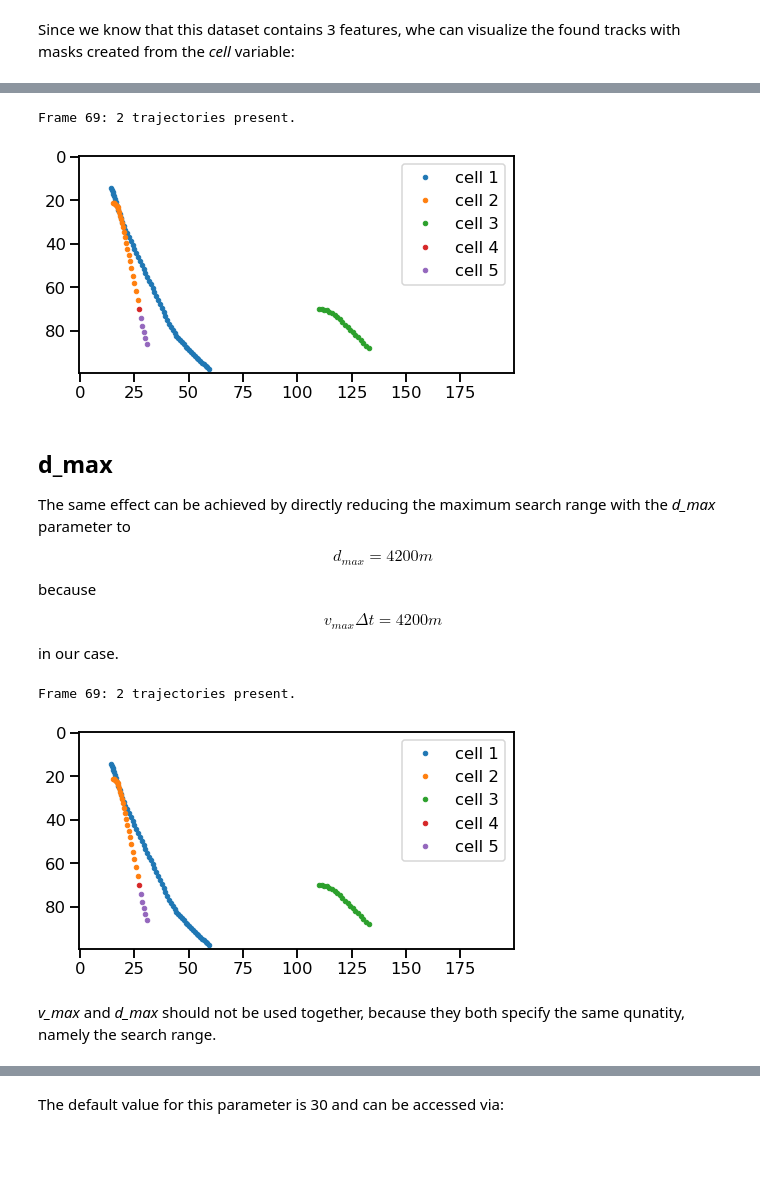
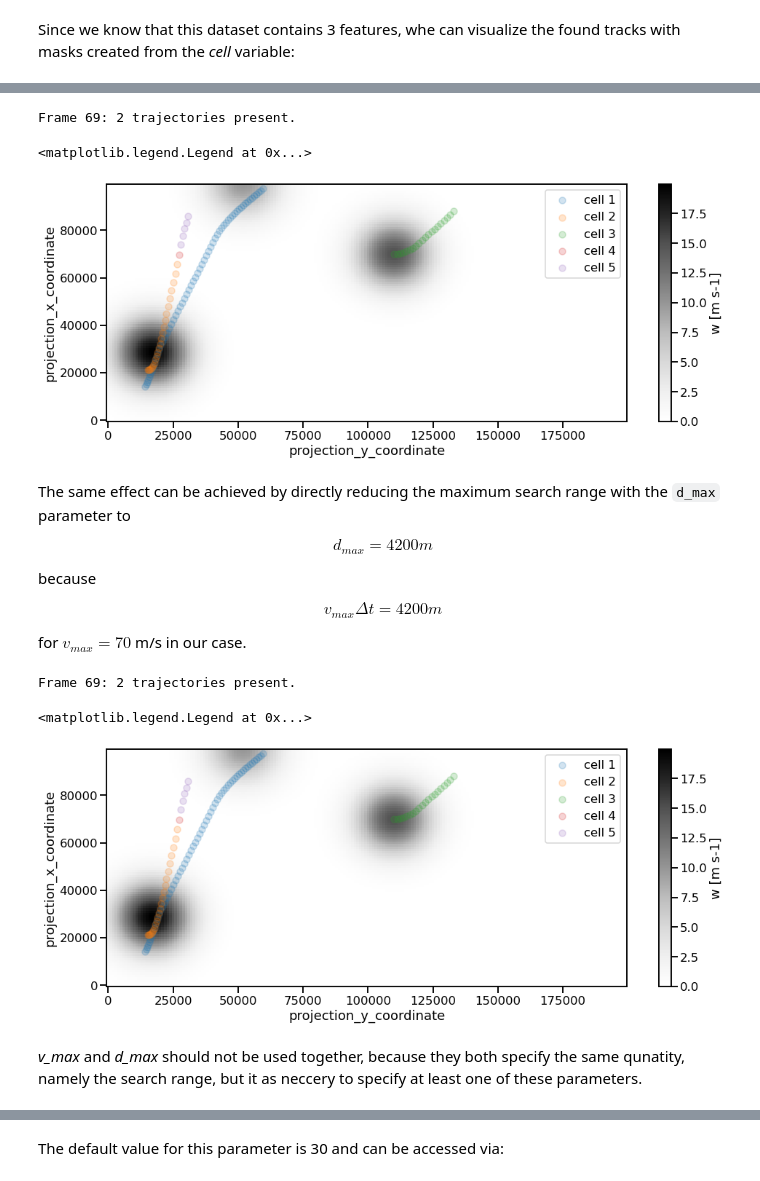
Before and after one commit to tobac-project/tobac-tutorials, a Jupyter notebook: tutorials/Basics/Linking.ipynb, the cells around one changed output, grey strips where cells are left out. Saved outputs shown, nothing was run; the diff lists cells and outputs as text; code cells hidden in the pictures; blank space fills up the shorter version.

```diff
--- a/tutorials/Basics/Linking.ipynb
+++ b/tutorials/Basics/Linking.ipynb
@@ -17,7 +22,6 @@ Since it has a time dimension, the sample data from the testing utilities is als
 data = tobac.testing.make_sample_data_2D_3blobs_inv()
 dxy, dt = tobac.utils.get_spacings(data)
 features = tobac.themes.tobac_v1.feature_detection_multithreshold(data, dxy, threshold=1)
-mask, features = tobac.themes.tobac_v1.segmentation(features, data, dxy, threshold=1)
 # %% [markdown]
 Now the linking via trackpy can be performed. Notice that the temporal spacing is also a required input this time. Additionally, it is necessary to provide either a maximum speed *v_max* or a maximum search range *d_max*. Here we use a maximum speed of 100 m/s:
 # %%
@@ -87,0 +53,20 @@ FuncAnimation(fig, animate, interval=100)
+# %%
+fig, ax = plt.subplots(ncols = 1, nrows = 1, figsize = (16, 6))
+
+data.isel(time=50).plot(ax=ax, cmap = 'Greys')
+
+for i, cell_track in track.groupby('cell'):
+
+    index = int(cell_track['cell'].data[0])
+
+    cell_track.plot.scatter(
+                    y="projection_x_coordinate",
+                    x="projection_y_coordinate",
+                    ax=ax,
+                    marker="o",
+                    alpha=0.2,
+                    label='cell {0}'.format(index)
+                )
+
+ax.set_title('trajectories in the data')
+plt.legend()
@@ -138,21 +122,27 @@ By reducing the speed we will find more cells, because a feature that is not ass
 # %%
-track = tobac.themes.tobac_v1.linking_trackpy(features, data, dt=dt, dxy=dxy, v_max = 70)
+track = tobac.themes.tobac_v1.linking_trackpy(features, data, dt=dt, dxy=dxy, v_max = 70, method_linking='predict')
 
-fig, ax = plt.subplots(ncols = 1, nrows = 1, figsize = (8, 4))
-ax.imshow(data[0], alpha = 0)
+fig, ax = plt.subplots(ncols = 1, nrows = 1, figsize = (16, 6))
 
-for i, cell_track in enumerate(track.groupby('cell')):
-    ax.plot(cell_track[1]['hdim_2'], cell_track[1]['hdim_1'], marker = '.', linestyle = '', label = 'cell {}'.format(i+1))
+data.isel(time=50).plot(ax=ax, cmap = 'Greys')
 
-ax.legend()
-plt.show()
+for i, cell_track in track.groupby('cell'):
+    cell_track.plot.scatter(
+                    y="projection_x_coordinate",
+                    x="projection_y_coordinate",
+                    ax=ax,
+                    marker="o",
+                    alpha=0.2,
+                    label='cell {0}'.format(int(i))
+                )
+
+plt.legend()
 # %% [output]
 Frame 69: 2 trajectories present.
+<matplotlib.legend.Legend at 0x...>
-[figure, old version]
+[figure, new version]
 # %% [markdown]
-## d_max
-
-The same effect can be achieved by directly reducing the maximum search range with the *d_max* parameter to
+The same effect can be achieved by directly reducing the maximum search range with the `d_max` parameter to
 
 $$
 d_{max} = 4200 m
@@ -164,21 +154,29 @@ $$
 v_{max} \Delta t = 4200 m
 $$
 
-in our case.
+for $v_{max} = 70$ m/s in our case.
 # %%
-track = tobac.themes.tobac_v1.linking_trackpy(features, data, dt=dt, dxy=dxy, d_max = 4200)
+track = tobac.themes.tobac_v1.linking_trackpy(features, data, dt=dt, dxy=dxy, d_max = 4200, method_linking='predict')
 
-fig, ax = plt.subplots(ncols = 1, nrows = 1, figsize = (8, 4))
-ax.imshow(data[0], alpha = 0)
+fig, ax = plt.subplots(ncols = 1, nrows = 1, figsize = (16, 6))
 
-for i, cell_track in enumerate(track.groupby('cell')):
-    ax.plot(cell_track[1]['hdim_2'], cell_track[1]['hdim_1'], marker = '.', linestyle = '', label = 'cell {}'.format(i+1))
+data.isel(time=50).plot(ax=ax, cmap = 'Greys')
 
-ax.legend()
-plt.show()
+for i, cell_track in track.groupby('cell'):
+    cell_track.plot.scatter(
+                    y="projection_x_coordinate",
+                    x="projection_y_coordinate",
+                    ax=ax,
+                    marker="o",
+                    alpha=0.2,
+                    label='cell {0}'.format(int(i))
+                )
+
+plt.legend()
 # %% [output]
 Frame 69: 2 trajectories present.
+<matplotlib.legend.Legend at 0x...>
-[figure, old version]
+[figure, new version]
 # %% [markdown]
-*v_max* and *d_max* should not be used together, because they both specify the same qunatity, namely the search range.
+*v_max* and *d_max* should not be used together, because they both specify the same qunatity, namely the search range, but it as neccery to specify at least one of these parameters.
 # %% [markdown]
```
Also changed, not shown: parts of 38 cells of this notebook.
